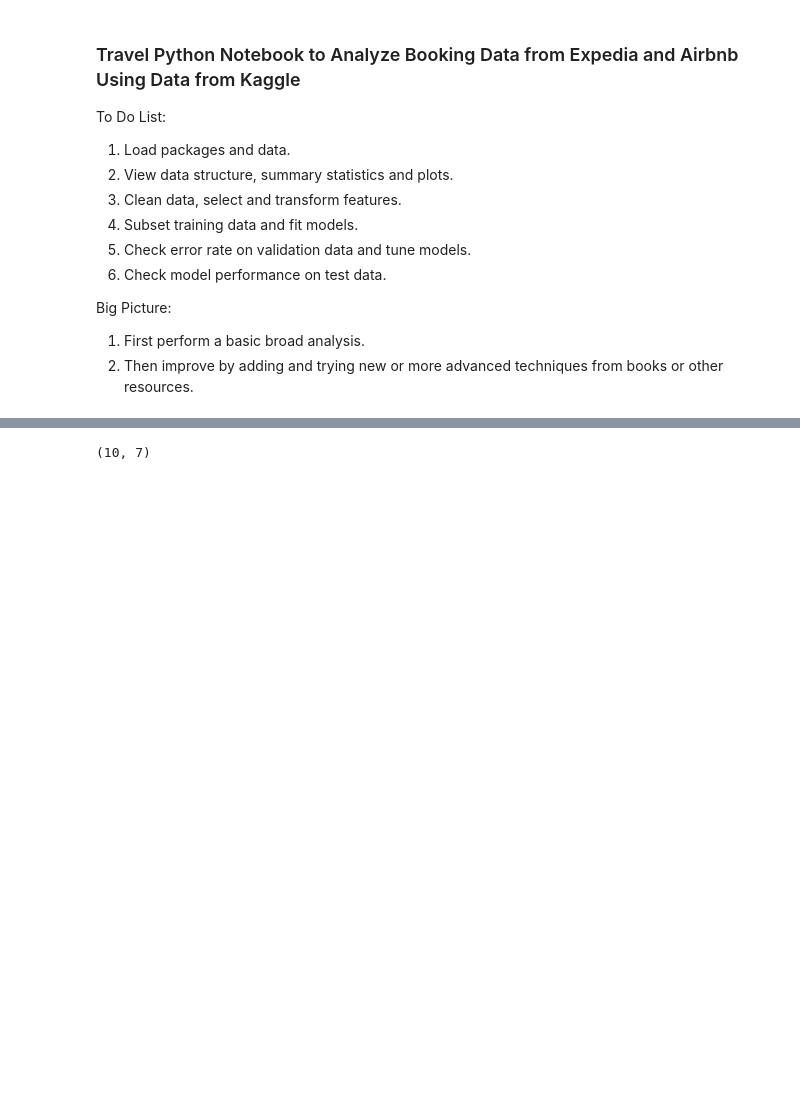
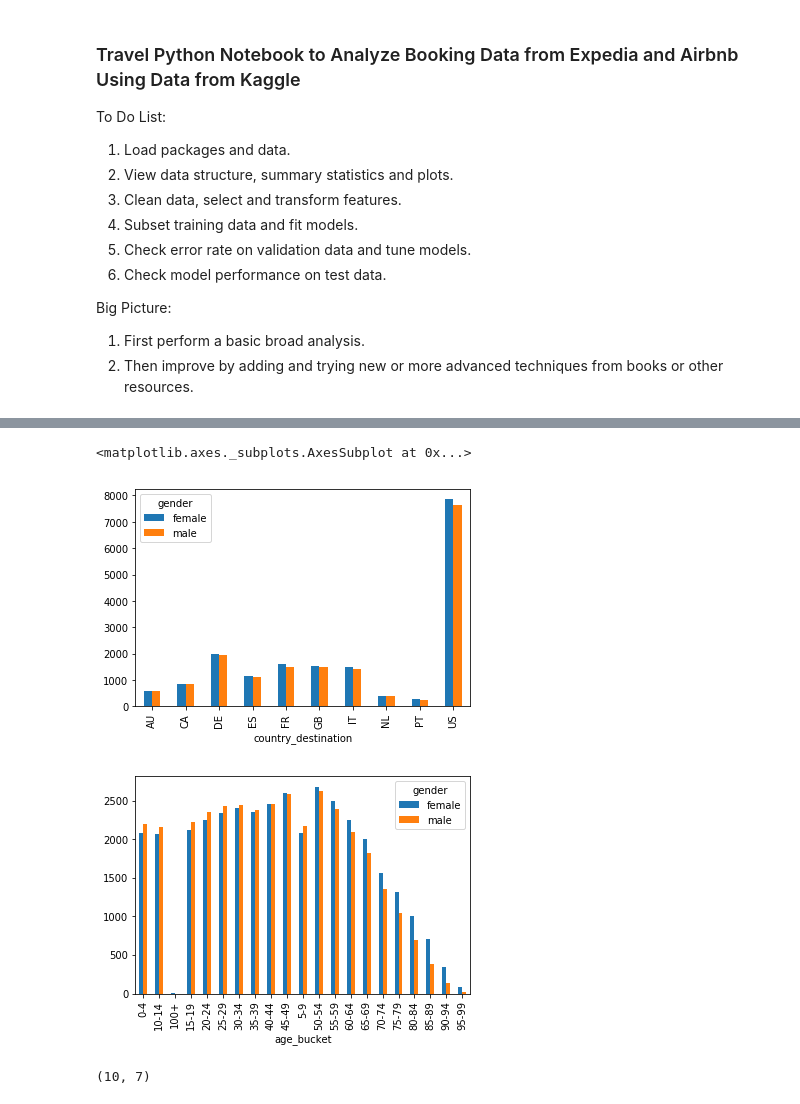
Before and after one commit to conniegithub/7-Travel-Booking-in-Python, a Jupyter notebook: Travel Python.ipynb, the cells around one changed output, grey strips where cells are left out. Drawn from its saved outputs; the diff is of its cells as text; code cells hidden in the pictures; blank space fills up the shorter version.

```diff
--- a/Travel Python.ipynb
+++ b/Travel Python.ipynb
@@ -47,3 +55,23 @@ age_gender.head(3)
+# %%
+# Slicing by Gender
+age_male = age_gender[age_gender.gender=='male']
+age_female = age_gender[age_gender.gender=='female']
+
+# Plot Data
+#p1 = plt.bar(age_male['country_destination'], age_male['population_in_thousands'], facecolor='green')
+#p2 = plt.bar(age_female['country_destination'], age_female['population_in_thousands'], facecolor='purple')
+#plt.xlabel('Destination')
+#plt.ylabel('Population')
+#plt.title('Population in Each Destination by Gender')
+#plt.legend((p1[0], p2[0]), ('Men', 'Women'))
+#plt.show()
+
+age_gender.groupby(['country_destination', 'gender'])['population_in_thousands'].mean().unstack().plot.bar()
+age_gender.groupby(['age_bucket', 'gender'])['population_in_thousands'].mean().unstack().plot.bar()
+# %% [output]
+<matplotlib.axes._subplots.AxesSubplot at 0x...>
+[figure, added]
+[figure, added]
 # %%
 print(countries.shape)
 countries
```
Also changed, not shown: parts of 3 cells of this notebook.
